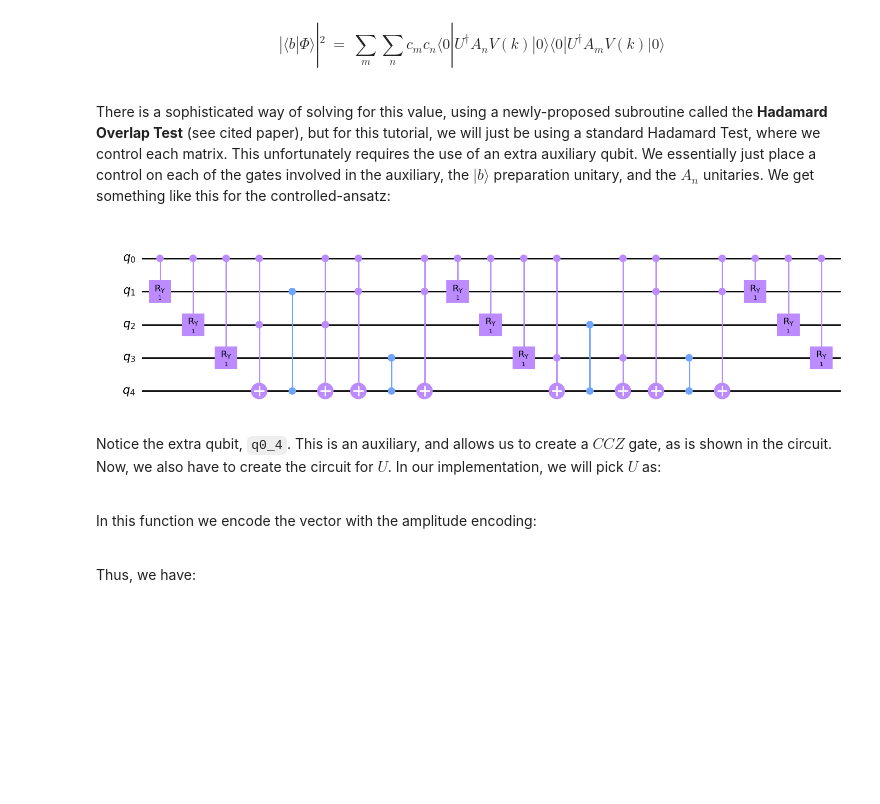
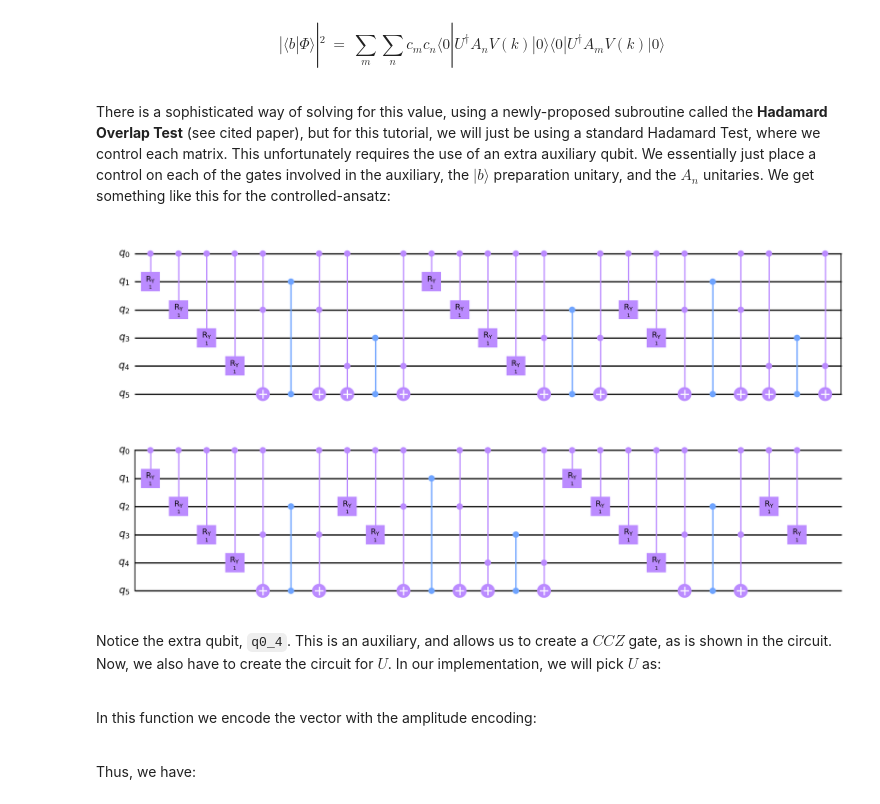
Before and after one commit to cezaris13/CourseWork, a Jupyter notebook: VQLS-QSVM-Implementation/CodeExamples/VQLS.ipynb, the cells around one changed output. Saved outputs shown, nothing was run; the diff lists cells and outputs as text; code cells hidden in the pictures; blank space fills up the shorter version.

```diff
--- a/VQLS-QSVM-Implementation/CodeExamples/VQLS.ipynb
+++ b/VQLS-QSVM-Implementation/CodeExamples/VQLS.ipynb
@@ -15,5 +14,6 @@ from Code.Utils import createMatrixFromParameters
 # %%
-qubits = 3
+qubits = 4 # 3
+layers = 3
 shots: int = 10000
 # %% [markdown]
 ## 1. Introduction
@@ -257,11 +261,12 @@ $$|\langle b | \Phi \rangle|^2 \ = \ \displaystyle\sum_{m} \displaystyle\sum_{n}
 
 There is a sophisticated way of solving for this value, using a newly-proposed subroutine called the **Hadamard Overlap Test** (see cited paper), but for this tutorial, we will just be using a standard Hadamard Test, where we control each matrix. This unfortunately requires the use of an extra auxiliary qubit. We essentially just place a control on each of the gates involved in the auxiliary, the $|b\rangle$ preparation unitary, and the $A_n$ unitaries. We get something like this for the controlled-ansatz:
 # %%
-circ: QuantumCircuit = QuantumCircuit(5)
-controlFixedAnsatz(circ, qubits, [[1, 1, 1], [1, 1, 1], [1, 1, 1]])
+circ: QuantumCircuit = QuantumCircuit(qubits+2)
+params = generateParams(qubits, layers)
+controlFixedAnsatz(circ, qubits, params)
 circ.draw(output="mpl", style="clifford")
 # %% [output]
-[figure, old version]
+[figure, new version]
 # %% [markdown]
 Notice the extra qubit, `q0_4`. This is an auxiliary, and allows us to create a $CCZ$ gate, as is shown in the circuit. Now, we also have to create the circuit for $U$. In our implementation, we will pick $U$ as:
 
```
Also changed, not shown: parts of 12 cells of this notebook, 6 other files.
